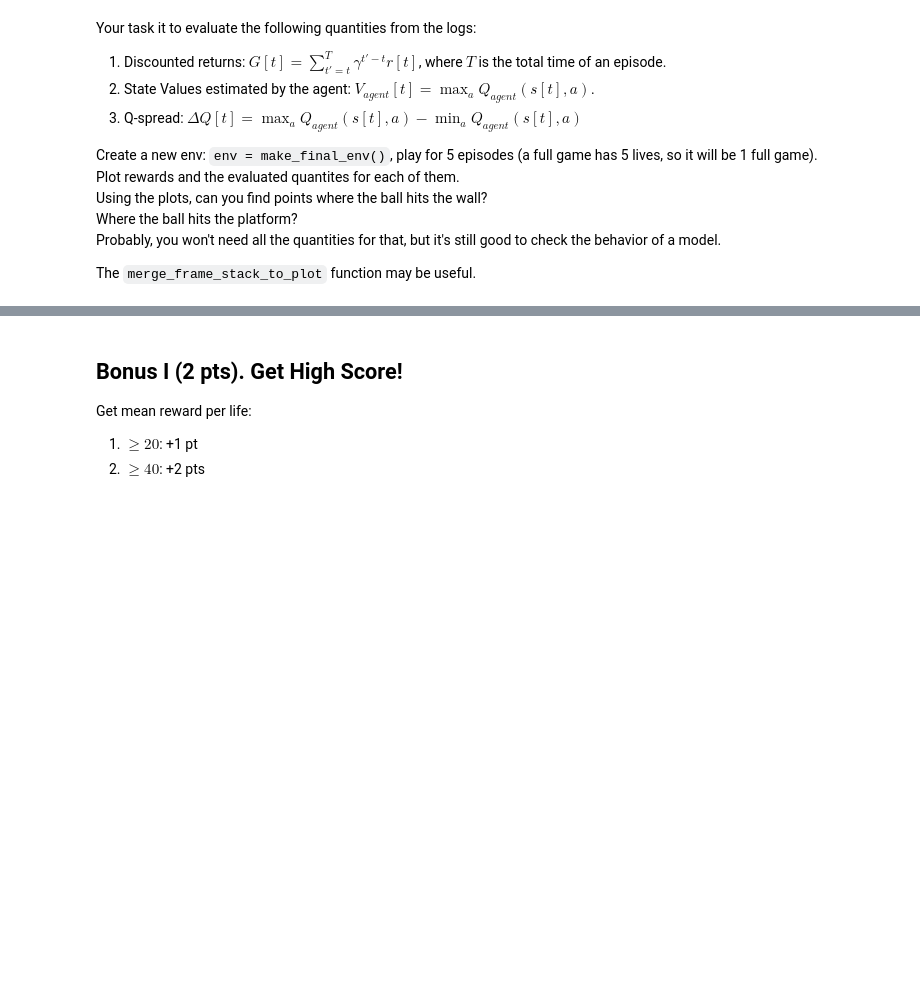
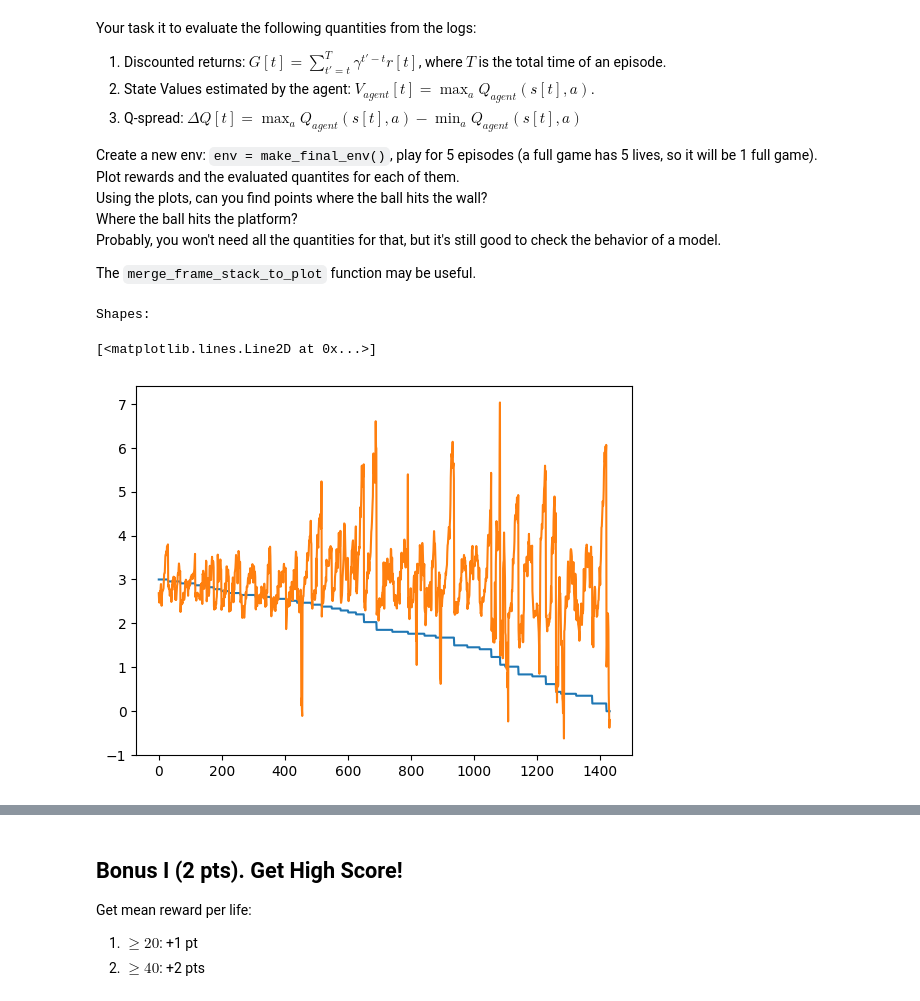
Before and after one commit to Need2BuySSD/Practical_RL, a Jupyter notebook: week04_approx_rl/homework_pytorch_main.ipynb, the cells around one changed output, grey strips where cells are left out. Drawn from its saved outputs; the diff is of its cells as text; code cells hidden in the pictures; blank space fills up the shorter version.

```diff
--- a/week04_approx_rl/homework_pytorch_main.ipynb
+++ b/week04_approx_rl/homework_pytorch_main.ipynb
@@ -1071,7 +1081,7 @@ from dqn.utils import linear_decay, is_enough_ram
 from torch.utils.tensorboard import SummaryWriter
 from dqn.logger import Logger
 # %%
-use_tensorboard = True  # Set to False to use simple matplotlib
+use_tensorboard = False  # Set to False to use simple matplotlib
 # %%
 logger = Logger(use_tensorboard=use_tensorboard)
 
@@ -1137,6 +1151,6 @@ with trange(step, total_steps + 1) as progress_bar:
 # %%
 agent = DQNAgent(
     DQNetworkDueling(N_FRAMES_STACKED, N_ACTIONS),
-    epsilon=1
+    epsilon=0
 ).to(device)
 agent.load_state_dict(torch.load("last_state_dict.pt"))
@@ -1258,7 +1289,7 @@ Probably, you won't need all the quantities for that, but it's still good to che
 
 The `merge_frame_stack_to_plot` function may be useful.
 # %%
-def get_discounted_returns(rewards: Reversible[float], gamma: float) -> list[float]:
+def get_discounted_returns(rewards: [float], gamma: float) -> list[float]:
     """
     Calculates G[t] for each t, given rewards and gamma.
 
@@ -1268,6 +1299,31 @@ def get_discounted_returns(rewards: Reversible[float], gamma: float) -> list[flo
     returns_reverse: list[float] = []
     last_return: float = 0
     for r in reversed(rewards):
-        # your code
-    returns = list(reversed(returns_reverse))
+        last_return *=gamma
+        last_return += r
+        returns_reverse.append(last_return)
+    returns = np.array(list(reversed(returns_reverse)))
     return returns
+
+def get_values(q_values: [float]) -> list[float]:
+    return np.array([np.max(q) for q in q_values])
+
+def get_q_spread(q_values: [float]) -> list[float]:
+    return np.array([np.max(q)-np.min(q) for q in q_values])
+# %%
+from dqn.analysis import play_and_log_episode
+
+env = make_final_env()
+stats = [play_and_log_episode(env, agent) for _ in range(5)]
+stats_dict = {}
+for key in ["states", "qvalues", "actions", "rewards"]:
+    stats_dict[key] = np.concat([i_stats[key] for i_stats in stats])
+# %% [output]
+Shapes:
+# %%
+y = get_discounted_returns(stats_dict["rewards"], gamma=1)
+plt.plot(3*y/max(y) )
+plt.plot(get_values(stats_dict["qvalues"]))
+# %% [output]
+[<matplotlib.lines.Line2D at 0x...>]
+[figure, added]
```
Also changed, not shown: parts of 23 cells of this notebook, 3 other files.
